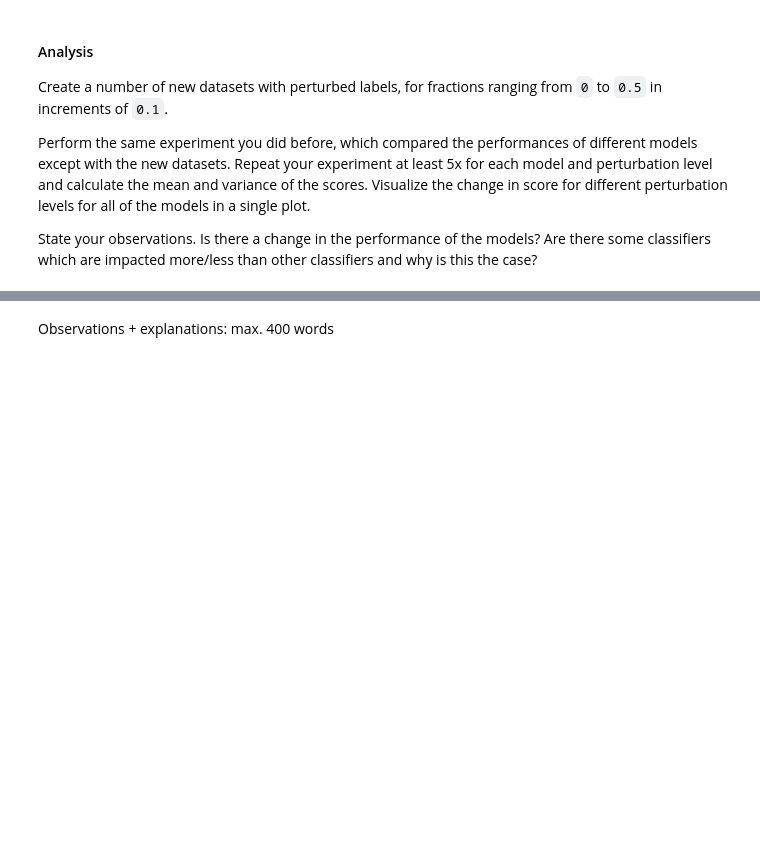
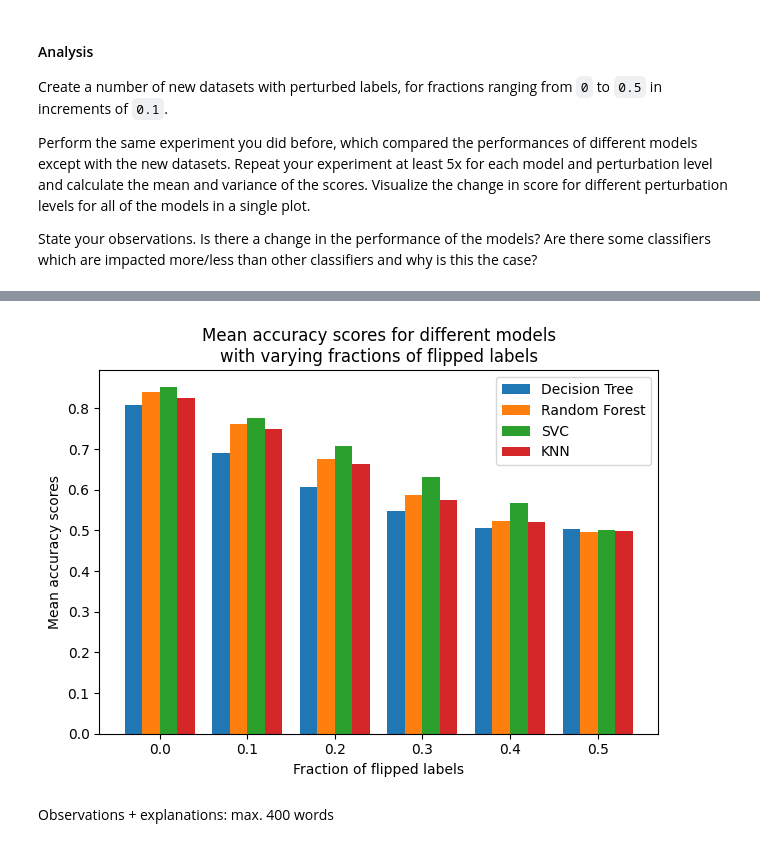
Before and after one commit to shirleyxindi/dme-1, a Jupyter notebook: Assignment_part1 V2.ipynb, the cells around one changed output, grey strips where cells are left out. Drawn from its saved outputs; the diff is of its cells as text; code cells hidden in the pictures; blank space fills up the shorter version.

```diff
--- a/Assignment_part1 V2.ipynb
+++ b/Assignment_part1 V2.ipynb
@@ -169,8 +135,10 @@ Start by creating a method which alters a dataset by selecting a percentage of r
 # %%
 """Given a label vector, create a new copy where a random fraction of the labels have been flipped."""
 def pertubate(y: np.ndarray, fraction: float) -> np.ndarray:
-    copy = data.copy()
+    copy = y.copy()
     # Flip fraction*len(data) of the labels in copy
+    for i in np.random.choice(range(len(copy)), int(fraction*len(copy)), replace=False):
+        copy[i] = 1 - copy[i]
     return copy
 # %% [markdown]
 #### Analysis
@@ -184,3 +202,29 @@ State your observations. Is there a change in the performance of the models? Are
+# %%
+# Plot the results
+tree_means = [np.mean(arr) for arr in tree_scores]
+rf_means = [np.mean(arr) for arr in rf_scores]
+svc_means = [np.mean(arr) for arr in svc_scores]
+knn_means = [np.mean(arr) for arr in knn_scores]
+
+x = np.arange(0, 0.6, 0.1)
+width = 0.02
+
+fig, ax = plt.subplots()
+tree_bars = ax.bar(x - 1.5 * width, tree_means, width, label='Decision Tree')
+rf_bars = ax.bar(x - 0.5 * width, rf_means, width, label='Random Forest')
+svc_bars = ax.bar(x + 0.5 * width, svc_means, width, label='SVC')
+knn_bars = ax.bar(x + 1.5 * width, knn_means, width, label='KNN')
+
+ax.set_xlabel('Fraction of flipped labels')
+ax.set_ylabel('Mean accuracy scores')
+ax.set_xticks(x)
+ax.legend()
+
+plt.title('Mean accuracy scores for different models\nwith varying fractions of flipped labels')
+plt.tight_layout()
+plt.savefig('accuracy_scores.png', dpi=300)
+# %% [output]
+[figure, added]
 # %% [markdown]
 Observations + explanations: max. 400 words
 # %% [markdown]
```
Also changed, not shown: parts of 16 cells of this notebook, 1 other file.
